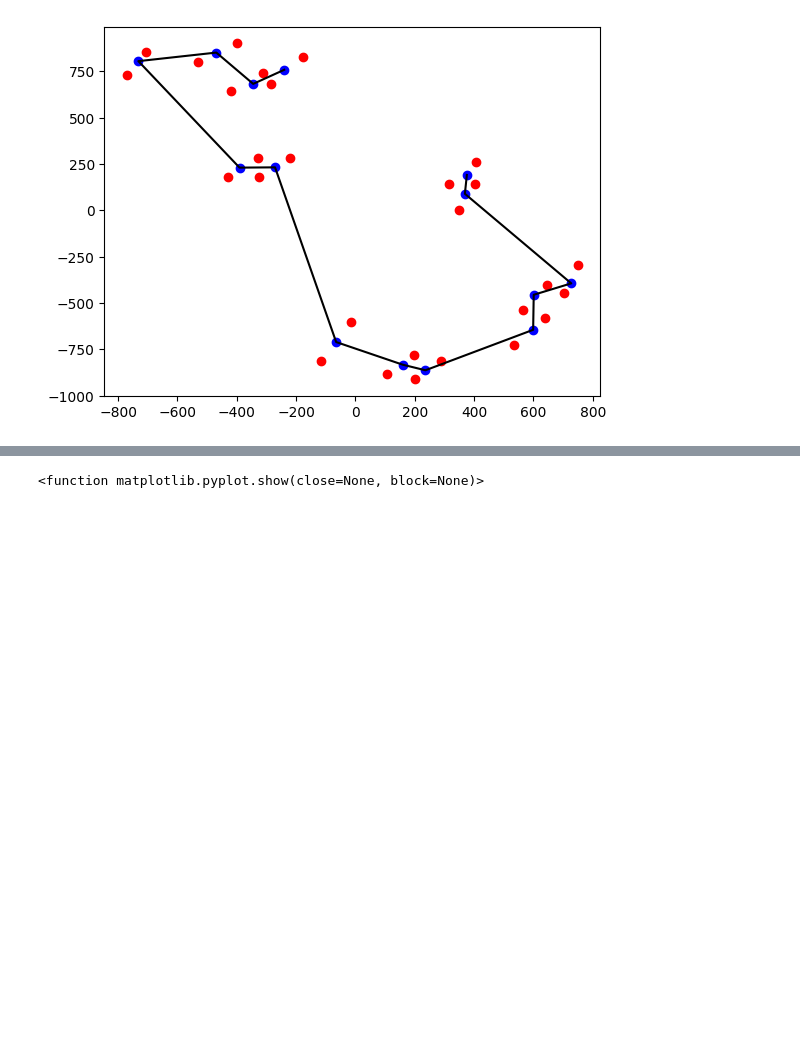
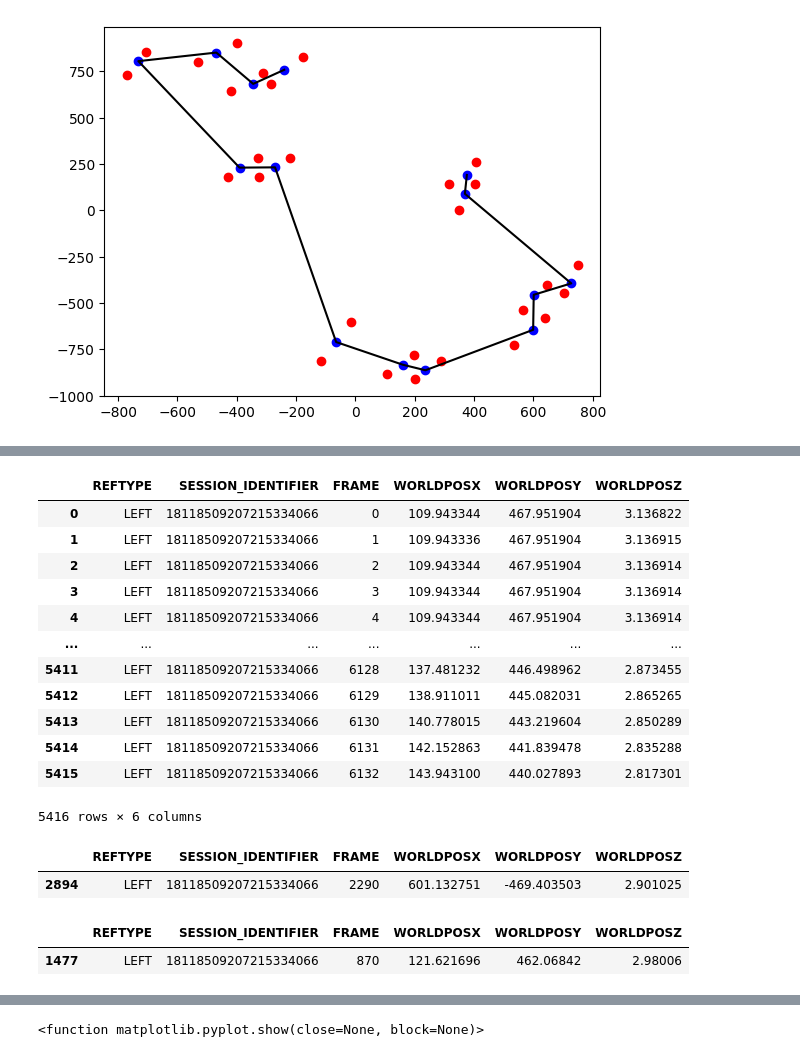
Before and after one commit to Bgon01/Data3001-capstone, a Jupyter notebook: turns_plot.ipynb, the cells around one changed output, grey strips where cells are left out. Cells and saved outputs as stored; diff of their text form; code cells hidden in the pictures; blank space fills up the shorter version.

```diff
--- a/turns_plot.ipynb
+++ b/turns_plot.ipynb
@@ -38,3 +66,31 @@ line_df = pd.read_csv("data/f1sim-ref-line.csv")
+# %%
+right_df.sort_values(by="FRAME", inplace=True)
+right_df.reset_index(drop=True, inplace=True)
+right_df
+# %% [output]
+|  | REFTYPE | SESSION_IDENTIFIER | FRAME | WORLDPOSX | WORLDPOSY | WORLDPOSZ |
+| 0 | LEFT | 18118509207215334066 | 0 | 109.943344 | 467.951904 | 3.136822 |
+| 1 | LEFT | 18118509207215334066 | 1 | 109.943336 | 467.951904 | 3.136915 |
+| 2 | LEFT | 18118509207215334066 | 2 | 109.943344 | 467.951904 | 3.136914 |
+| 3 | LEFT | 18118509207215334066 | 3 | 109.943344 | 467.951904 | 3.136914 |
+| 4 | LEFT | 18118509207215334066 | 4 | 109.943344 | 467.951904 | 3.136914 |
+| ... | ... | ... | ... | ... | ... | ... |
+| 5411 | LEFT | 18118509207215334066 | 6128 | 137.481232 | 446.498962 | 2.873455 |
+| 5412 | LEFT | 18118509207215334066 | 6129 | 138.911011 | 445.082031 | 2.865265 |
+| 5413 | LEFT | 18118509207215334066 | 6130 | 140.778015 | 443.219604 | 2.850289 |
+| 5414 | LEFT | 18118509207215334066 | 6131 | 142.152863 | 441.839478 | 2.835288 |
+| 5415 | LEFT | 18118509207215334066 | 6132 | 143.943100 | 440.027893 | 2.817301 |
+5416 rows × 6 columns
+# %%
+left_df[left_df["FRAME"]==2290]
+# %% [output]
+|  | REFTYPE | SESSION_IDENTIFIER | FRAME | WORLDPOSX | WORLDPOSY | WORLDPOSZ |
+| 2894 | LEFT | 18118509207215334066 | 2290 | 601.132751 | -469.403503 | 2.901025 |
+# %%
+right_df[right_df["FRAME"]==870]
+# %% [output]
+|  | REFTYPE | SESSION_IDENTIFIER | FRAME | WORLDPOSX | WORLDPOSY | WORLDPOSZ |
+| 1477 | LEFT | 18118509207215334066 | 870 | 121.621696 | 462.06842 | 2.98006 |
 # %%
 left_df.compare(right_df)
 # %% [output]
```
Also changed, not shown: parts of 10 cells of this notebook, 1 other file.
